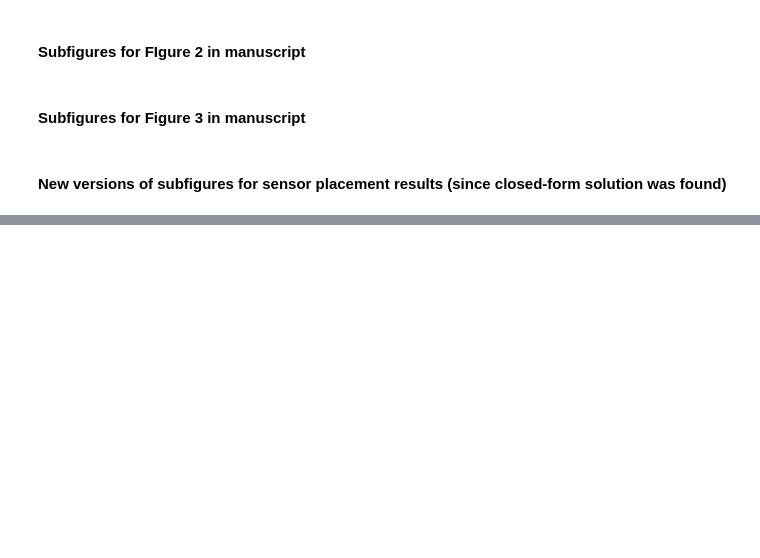
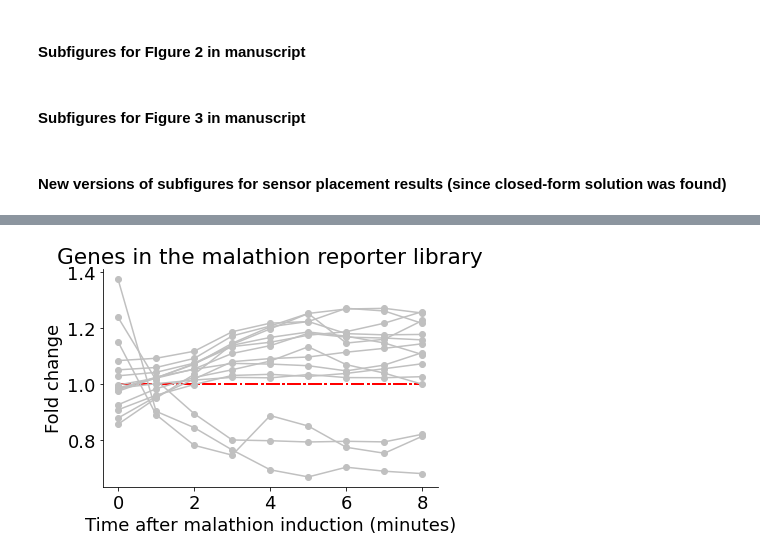
Before and after one commit to AqibHasnain/transcriptome-dynamics-dmd-observability, a Jupyter notebook: main.ipynb, the cells around one changed output, grey strips where cells are left out. Drawn from its saved outputs; the diff is of its cells as text; code cells hidden in the pictures; blank space fills up the shorter version.

```diff
--- a/main.ipynb
+++ b/main.ipynb
@@ -822,0 +847,19 @@ plt.show()
+# %%
+# plot these_tags in a single plot (just their means)
+cmap = cm.get_cmap('Spectral')
+# cmap = sns.diverging_palette(20, 230, as_cmap=True)
+crange = np.linspace(0,1,len(these_tags))
+plt.figure()
+for ii,tag in enumerate(these_tags):
+    plt.title('Genes in the malathion reporter library')
+    mu = np.mean(data_fc[locus_tags_keep.index(tag)],axis=1)
+#     sigma = np.std(data_fc[locus_tags_keep.index(tag)],axis=1)
+    plt.hlines(1.0,0,8,color='r',linestyle='-.',lw=2)
+#     plt.plot(mu,c=cmap(crange[ii]))01
+    plt.plot(mu,'o-',c='silver',lw=1.5)
+plt.ylabel('Fold change')
+plt.xlabel('Time after malathion induction (minutes)')
+# plt.savefig('/Users/aqib/desktop/selected_genes.pdf',dpi=300,transparent=True,bbox_inches='tight')
+plt.show()
+# %% [output]
+[figure, added]
```
Also changed, not shown: parts of 12 cells of this notebook, 1 other file.
